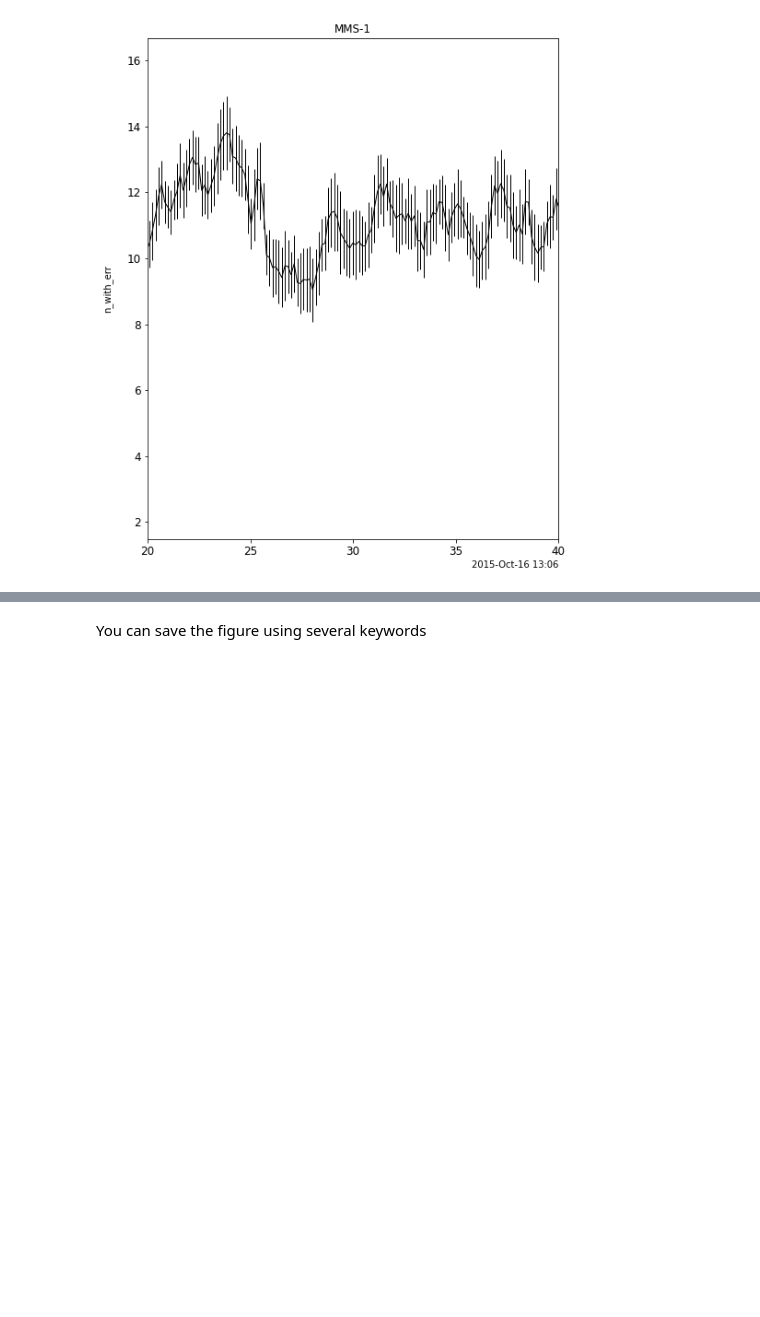
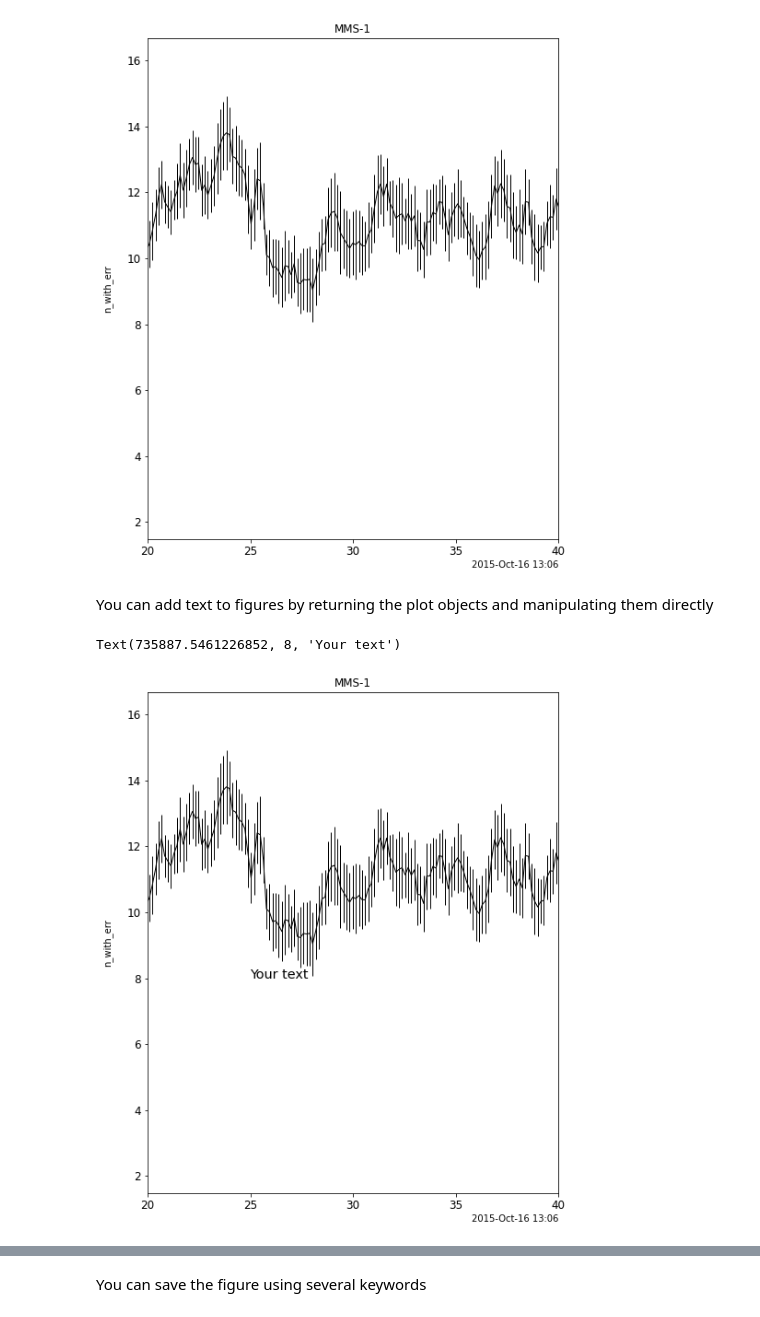
Before and after one commit to MAVENSDC/PyTplot, a Jupyter notebook: docs/PyTplot examples with matplotlib.ipynb, the cells around one changed output, grey strips where cells are left out. Cells and saved outputs as stored; diff of their text form; code cells hidden in the pictures; blank space fills up the shorter version.

```diff
--- a/docs/PyTplot examples with matplotlib.ipynb
+++ b/docs/PyTplot examples with matplotlib.ipynb
@@ -248,3 +249,15 @@ store_data('n_with_err', data={'x': n_data.times, 'y': n_data.y, 'dy': err_data.
 tplot('n_with_err')
 # %% [output]
 [figure]
+# %% [markdown]
+You can add text to figures by returning the plot objects and manipulating them directly
+# %%
+from datetime import datetime, timezone
+import matplotlib
+fig, axes = tplot('n_with_err', return_plot_objects=True)
+
+time = matplotlib.dates.date2num(datetime(2015, 10, 16, 13, 6, 25, tzinfo=timezone.utc))
+axes.annotate('Your text', (time, 8), fontsize='x-large')
+# %% [output]
+Text(735887.5461226852, 8, 'Your text')
+[figure, added]
```
Also changed, not shown: parts of 6 cells of this notebook.
